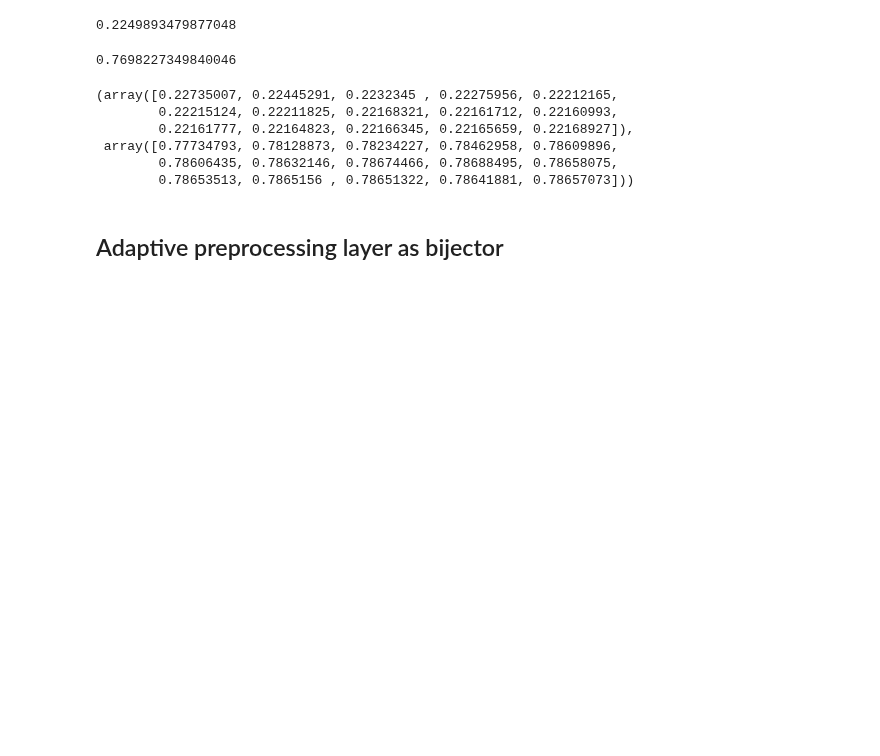
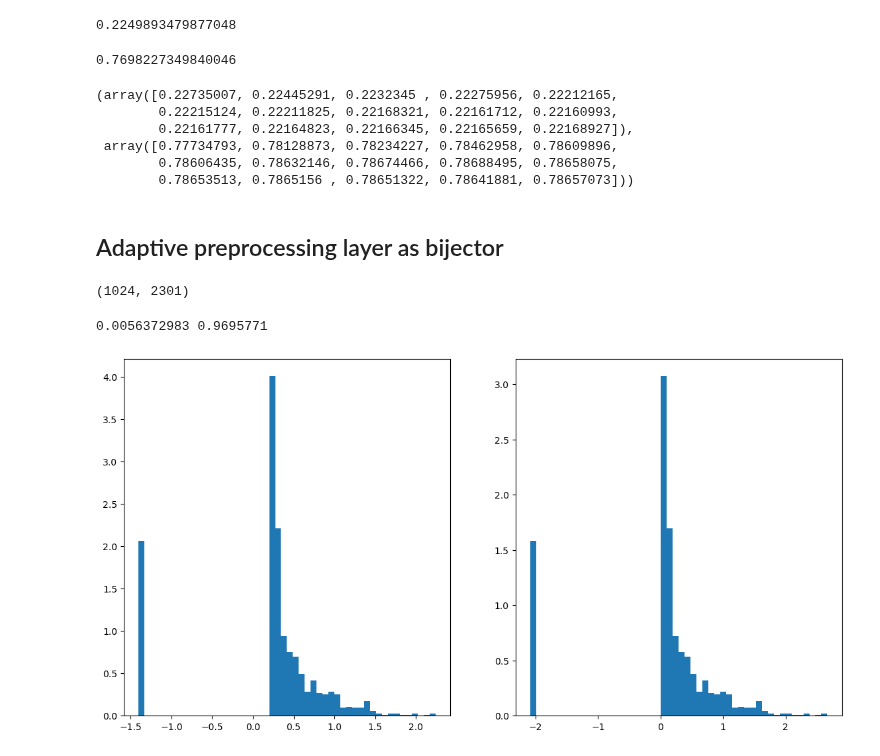
Before and after one commit to marcusGH/edain_paper, a Jupyter notebook: notebooks/normalizing_flows.ipynb, the cells around one changed output. Drawn from its saved outputs; the diff is of its cells as text; code cells hidden in the pictures; blank space fills up the shorter version.

Commit message:
Impplement adaptive scale and shift, Optimize with KL-divergence

```diff
--- a/notebooks/normalizing_flows.ipynb
+++ b/notebooks/normalizing_flows.ipynb
@@ -99,16 +99,18 @@ def fit_bijector(bijector, base_dist, train_loader, num_epochs=3, optimizer=None
     Set scheduler or early_stopper to "False" to disable them. Leaving as None uses default values
     """
     flow_dist = dist.TransformedDistribution(base_dist, [bijector])
-    dev = base_dist.loc.device
+    dev = next(bijector.parameters()).device
 
     if optimizer is None:
         optimizer = torch.optim.Adam(bijector.parameters(), lr=1e-3)
     if scheduler is None:
         scheduler = torch.optim.lr_scheduler.MultiStepLR(optimizer, [2, 3], gamma=0.1)
     if early_stopper is None:
-        early_stopper = experimentation.EarlyStopper(patience=40)
+        early_stopper = experimentation.EarlyStopper(patience=100)
     if batch_preprocess_fn is None:
         batch_preprocess_fn = lambda x : x
+
+    stop = False
 
     for epoch_idx in tqdm(range(num_epochs), desc="Fitting bijector"):
         for X, _ in (pbar := tqdm(train_loader)):
@@ -119,21 +121,23 @@ def fit_bijector(bijector, base_dist, train_loader, num_epochs=3, optimizer=None
                 loss = -flow_dist.log_prob(X).mean()
                 loss.backward()
                 optimizer.step()
-
                 # check for early stopping and report
-                pbar.set_description(f"Bijector training KL-loss : {loss.detach().cpu().item():.4f}")
+                pbar.set_description(f"Bijector loss : {loss.detach().cpu().item():.4f}")
                 if early_stopper and early_stopper.early_stop(loss.detach().cpu().item()):
+                    stop = True
                     break
                 # gc
                 flow_dist.clear_cache()
                 del X, loss
             except ValueError as e:
-                warnings.warn("Skipping a batch due to value errors during training.", RuntimeWarning)
+                warnings.warn("Skipping a batch due to value errors during training: " + str(e), RuntimeWarning)
                 del X
                 continue
         # at end of each epoch, step scheduler
         if scheduler:
             scheduler.step()
+        if stop:
+            break
 
 def transform_data(bijector, data_loader, batch_preprocess_fn=None, batch_postprocess_fn=None) -> (np.ndarray, np.ndarray):
     X_processed = []
@@ -164,7 +168,7 @@ def transform_data(bijector, data_loader, batch_preprocess_fn=None, batch_postpr
             # save working input to replace erroneous ones
             prev_X_in = X_in
 
-        X = batch_postprocess_fn(X_out).numpy()
+        X = batch_postprocess_fn(X, X_out)
         # save
         X_processed.append(X)
         y_processed.append(y)
@@ -459,0 +569,30 @@ standard_scaling['val_loss'][0], standard_scaling['val_amex_metric'][0]
+# %%
+input_dim = 177 * 13
+DEV = torch.device('cuda', 5)
+
+base_dist = dist.Normal(torch.zeros(input_dim, device=DEV), torch.ones(input_dim, device=DEV)).to_event(1)
+bijector = dist.torch_transform.ComposeTransformModule([InvertBijector(AdaptiveScale(input_dim)), InvertBijector(AdaptiveShift(input_dim))]).to(DEV)
+batch_preprocess_fn = lambda x : x[:, :, 11:].flatten(1, 2)
+optimizer = torch.optim.Adam(bijector.parameters(), lr=1e-3)
+scheduler = torch.optim.lr_scheduler.MultiStepLR(optimizer, milestones=[4, 8], gamma=0.1)
+# %%
+fit_bijector(bijector, base_dist, train_loader, optimizer=optimizer, scheduler=scheduler, batch_preprocess_fn=batch_preprocess_fn, num_epochs=20)
+# %%
+for X, _ in train_loader:
+    break
+x_in = X[:, :, 11:].flatten(1, 2)
+out = bijector.inv(x_in.to(DEV)).detach().cpu().numpy()
+x_in = x_in.numpy()
+out.shape
+# %% [output]
+(1024, 2301)
+# %%
+idx = 20
+fig, axs = plt.subplots(ncols=2, figsize=(14, 7))
+axs[0].hist(x_in[:, idx], density=True, bins=50)
+axs[1].hist(out[:, idx], density=True, bins=50)
+print(np.mean(out[:, idx]), np.std(out[:, idx]))
+plt.show()
+# %% [output]
+0.0056372983 0.9695771
+[figure, added]
```
Also changed, not shown: parts of 9 cells of this notebook.
